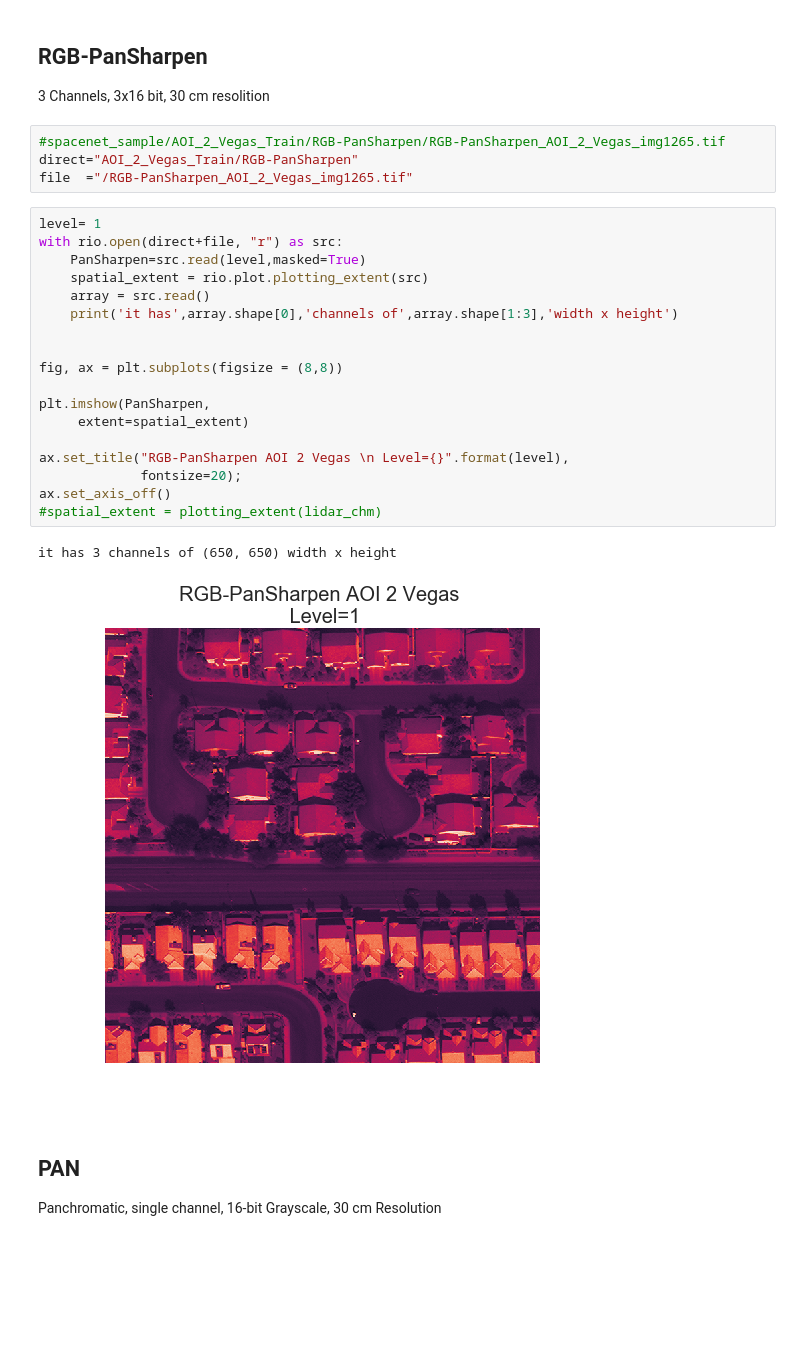
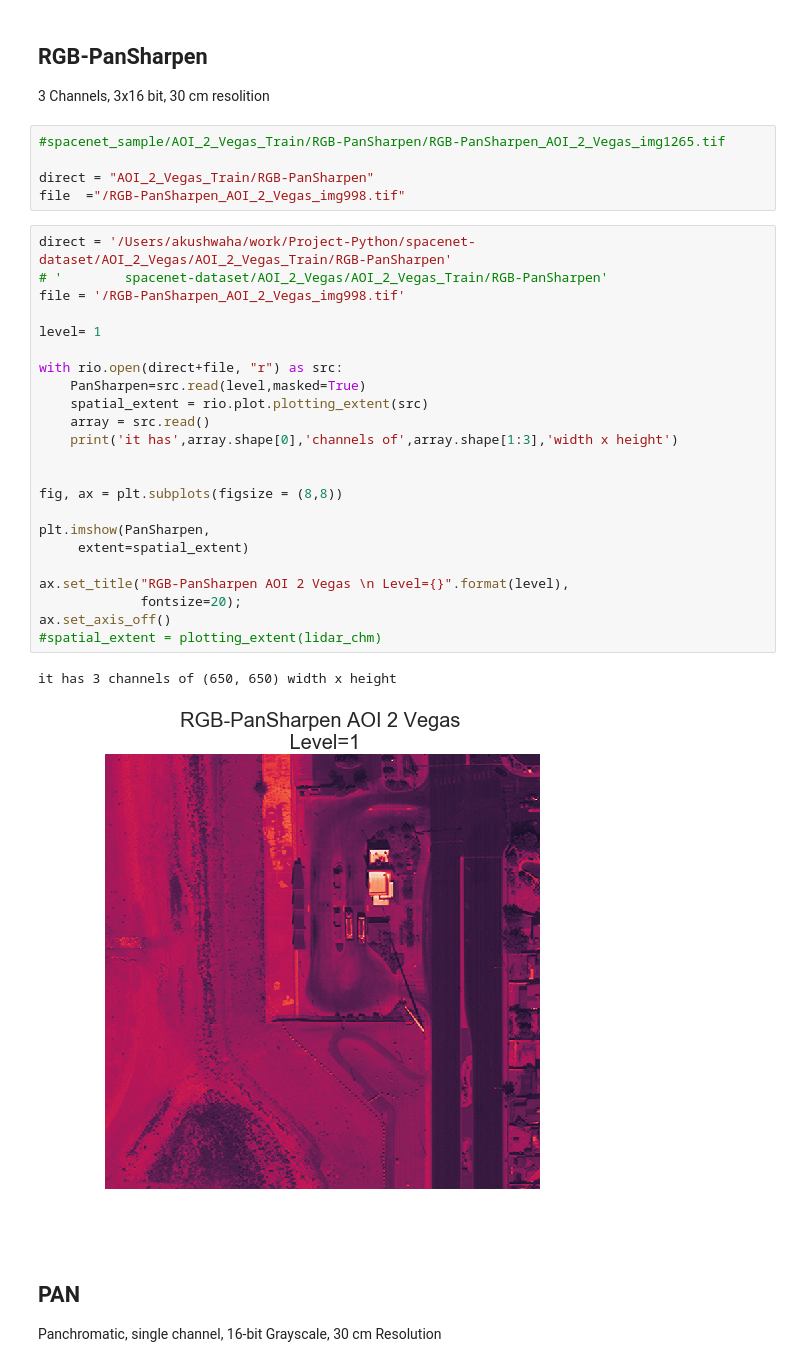
Before and after one commit to AnirbasM/Project-Python, a Jupyter notebook: Exploring_data.ipynb, the cells around one changed output. Saved outputs shown, nothing was run; the diff lists cells and outputs as text; blank space fills up the shorter version.

```diff
--- a/Exploring_data.ipynb
+++ b/Exploring_data.ipynb
@@ -25,29 +26,35 @@ sns.set_style("white")
 3 Channels, 3x16 bit, 30 cm resolition
 # %%
 #spacenet_sample/AOI_2_Vegas_Train/RGB-PanSharpen/RGB-PanSharpen_AOI_2_Vegas_img1265.tif
-direct="AOI_2_Vegas_Train/RGB-PanSharpen"
-file  ="/RGB-PanSharpen_AOI_2_Vegas_img1265.tif"
+
+direct = "AOI_2_Vegas_Train/RGB-PanSharpen"
+file  ="/RGB-PanSharpen_AOI_2_Vegas_img998.tif"
 # %%
+direct = '/Users/akushwaha/work/Project-Python/spacenet-dataset/AOI_2_Vegas/AOI_2_Vegas_Train/RGB-PanSharpen'
+# '        spacenet-dataset/AOI_2_Vegas/AOI_2_Vegas_Train/RGB-PanSharpen'
+file = '/RGB-PanSharpen_AOI_2_Vegas_img998.tif'
+
 level= 1
+
 with rio.open(direct+file, "r") as src:
     PanSharpen=src.read(level,masked=True)
     spatial_extent = rio.plot.plotting_extent(src)
     array = src.read()
     print('it has',array.shape[0],'channels of',array.shape[1:3],'width x height')
 
 
 fig, ax = plt.subplots(figsize = (8,8))
 
 plt.imshow(PanSharpen,
      extent=spatial_extent)
 
 ax.set_title("RGB-PanSharpen AOI 2 Vegas \n Level={}".format(level),
              fontsize=20);
 ax.set_axis_off()
 #spatial_extent = plotting_extent(lidar_chm)
 # %% [output]
 it has 3 channels of (650, 650) width x height
-[figure, old version]
+[figure, new version]
 # %% [markdown]
 ## PAN
 Panchromatic, single channel, 16-bit Grayscale, 30 cm Resolution
```
Also changed, not shown: parts of 2 cells of this notebook, 2 other files.
